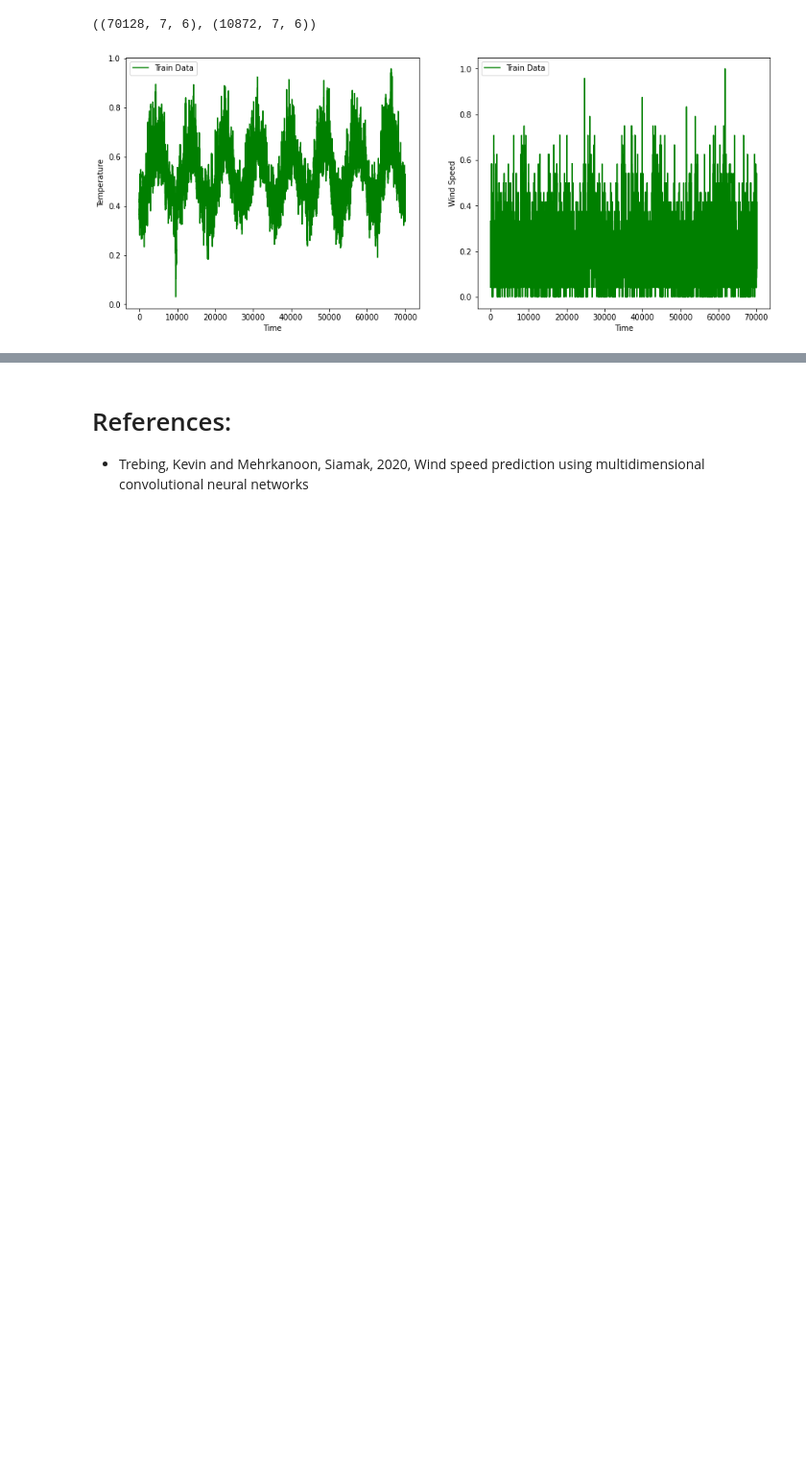
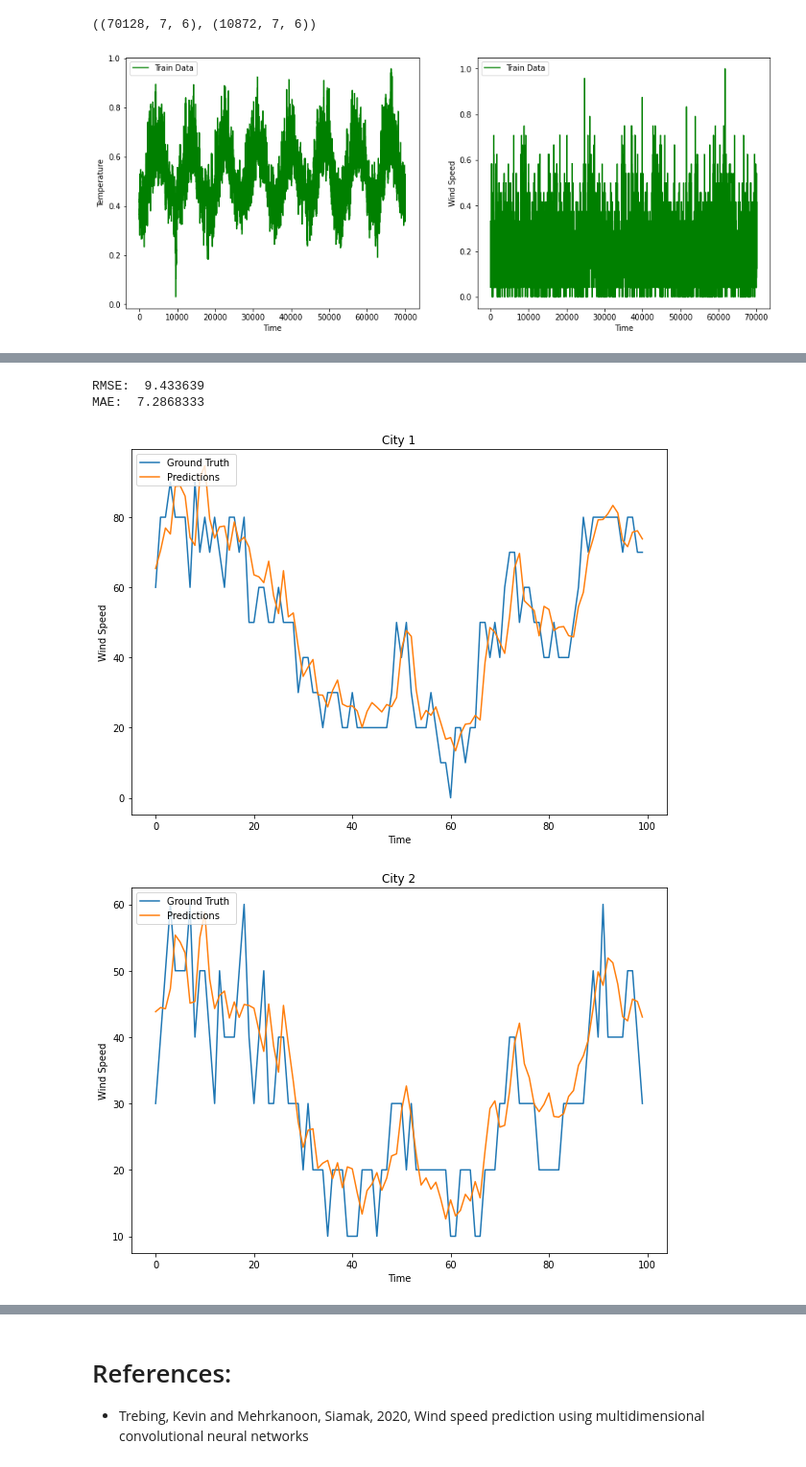
Before and after one commit to mhmdrdwn/NLweather, a Jupyter notebook: mlp.ipynb, the cells around one changed output, grey strips where cells are left out. Shown at 96% size. Cells and saved outputs as stored; diff of their text form; code cells hidden in the pictures; blank space fills up the shorter version.

```diff
--- a/mlp.ipynb
+++ b/mlp.ipynb
@@ -232,0 +259,7 @@ for i in range(7):
+# %%
+results(y_true[:100], y_preds[:100], plots=True)
+# %% [output]
+RMSE:  9.433639
+MAE:  7.2868333
+[figure, added]
+[figure, added]
```
Also changed, not shown: parts of 19 cells of this notebook.
